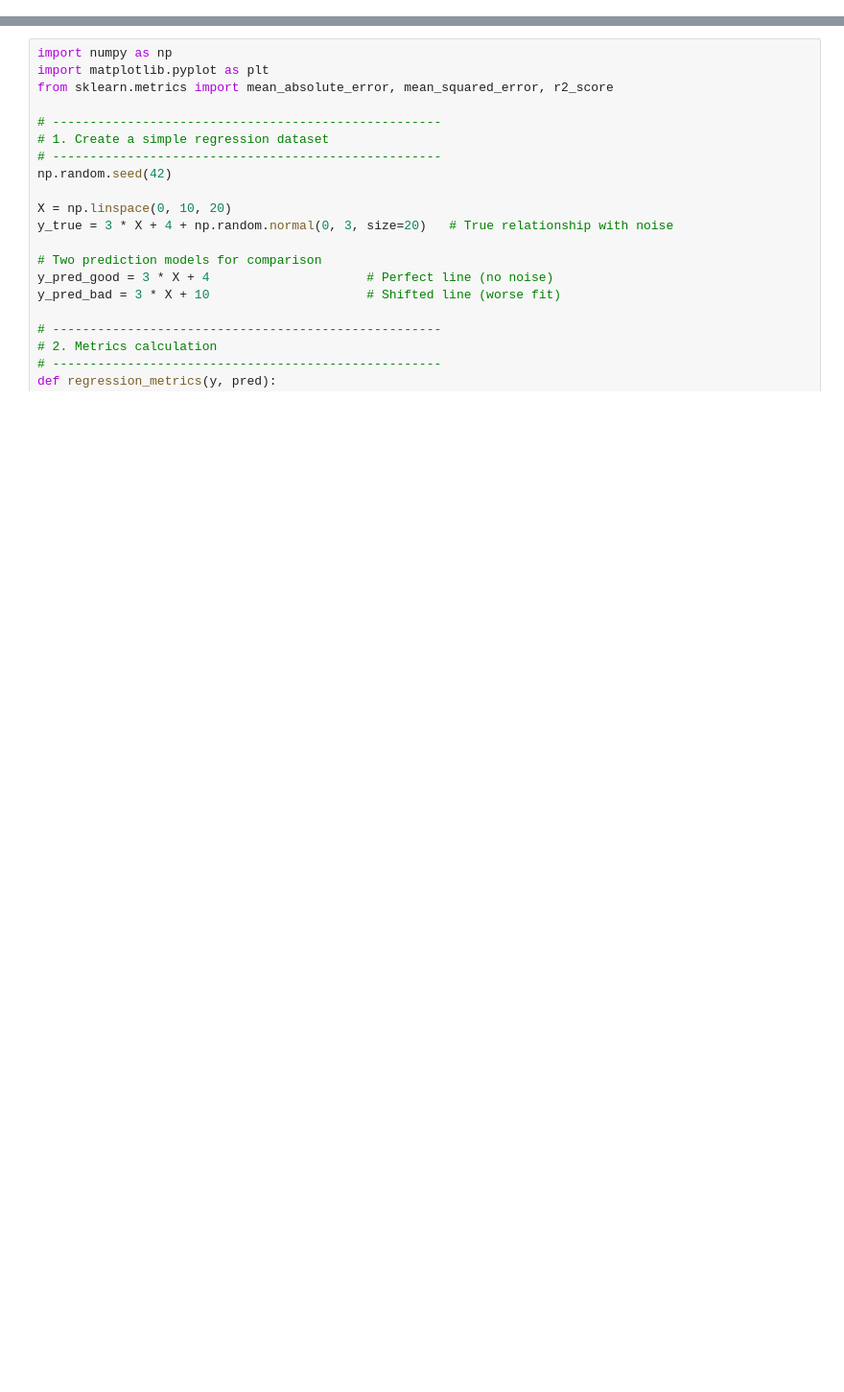
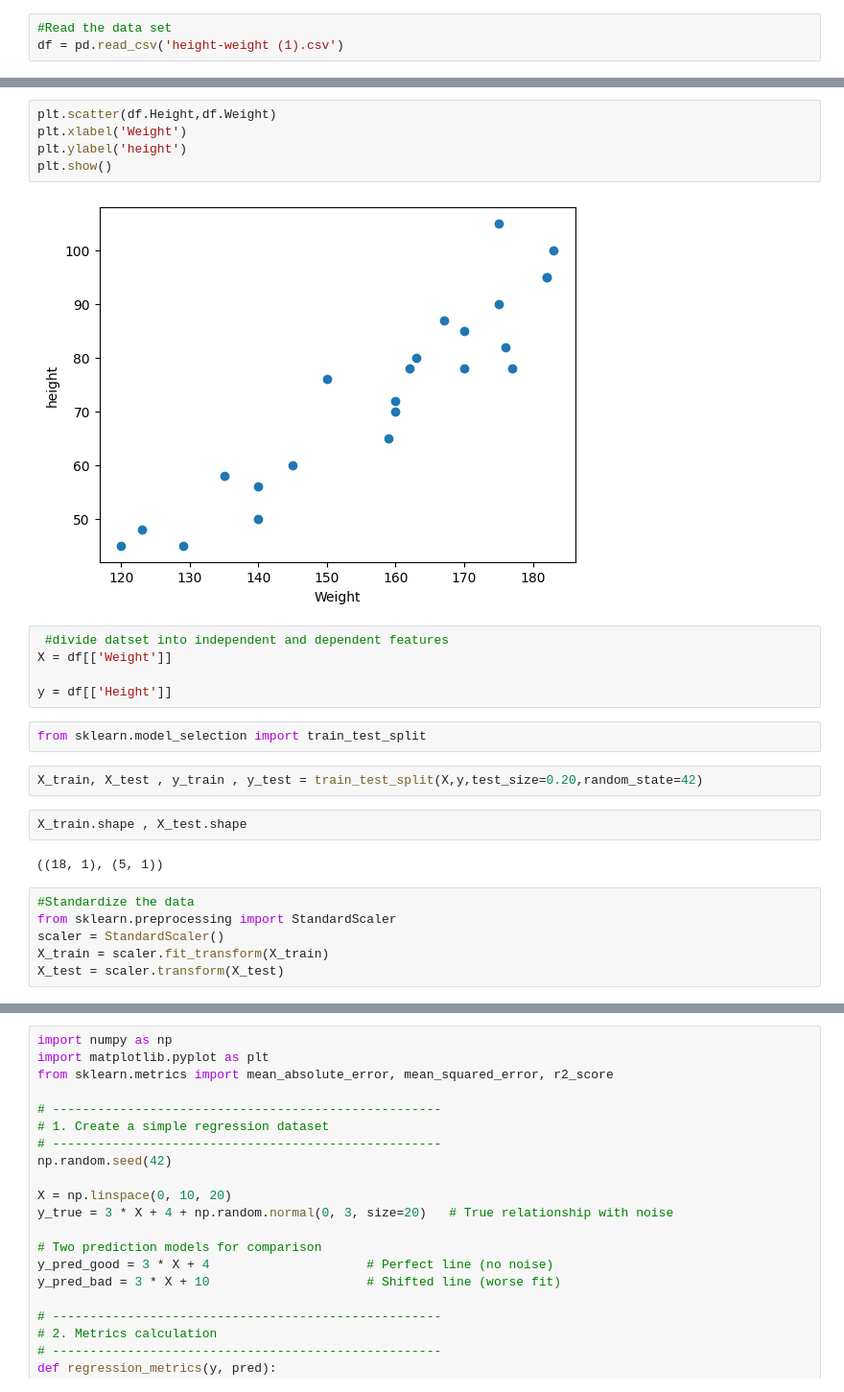
Before and after one commit to sahilmaniyar888/ngrat, a Jupyter notebook: Machine_Learning/Linear_Regression.ipynb, the cells around one changed output, grey strips where cells are left out. Shown at 96% size. Drawn from its saved outputs; the diff is of its cells as text; blank space fills up the shorter version.

```diff
--- a/Machine_Learning/Linear_Regression.ipynb
+++ b/Machine_Learning/Linear_Regression.ipynb
@@ -0,0 +6,3 @@
+# %%
+#Read the data set
+df = pd.read_csv('height-weight (1).csv')
@@ -0,0 +20,26 @@
+# %%
+plt.scatter(df.Height,df.Weight)
+plt.xlabel('Weight')
+plt.ylabel('height')
+plt.show()
+# %% [output]
+[figure, added]
+# %%
+ #divide datset into independent and dependent features
+X = df[['Weight']]
+
+y = df[['Height']]
+# %%
+from sklearn.model_selection import train_test_split
+# %%
+X_train, X_test , y_train , y_test = train_test_split(X,y,test_size=0.20,random_state=42)
+# %%
+X_train.shape , X_test.shape
+# %% [output]
+((18, 1), (5, 1))
+# %%
+#Standardize the data
+from sklearn.preprocessing import StandardScaler
+scaler = StandardScaler()
+X_train = scaler.fit_transform(X_train)
+X_test = scaler.transform(X_test)
```
Also changed, not shown: parts of 3 cells of this notebook, 1 other file.
